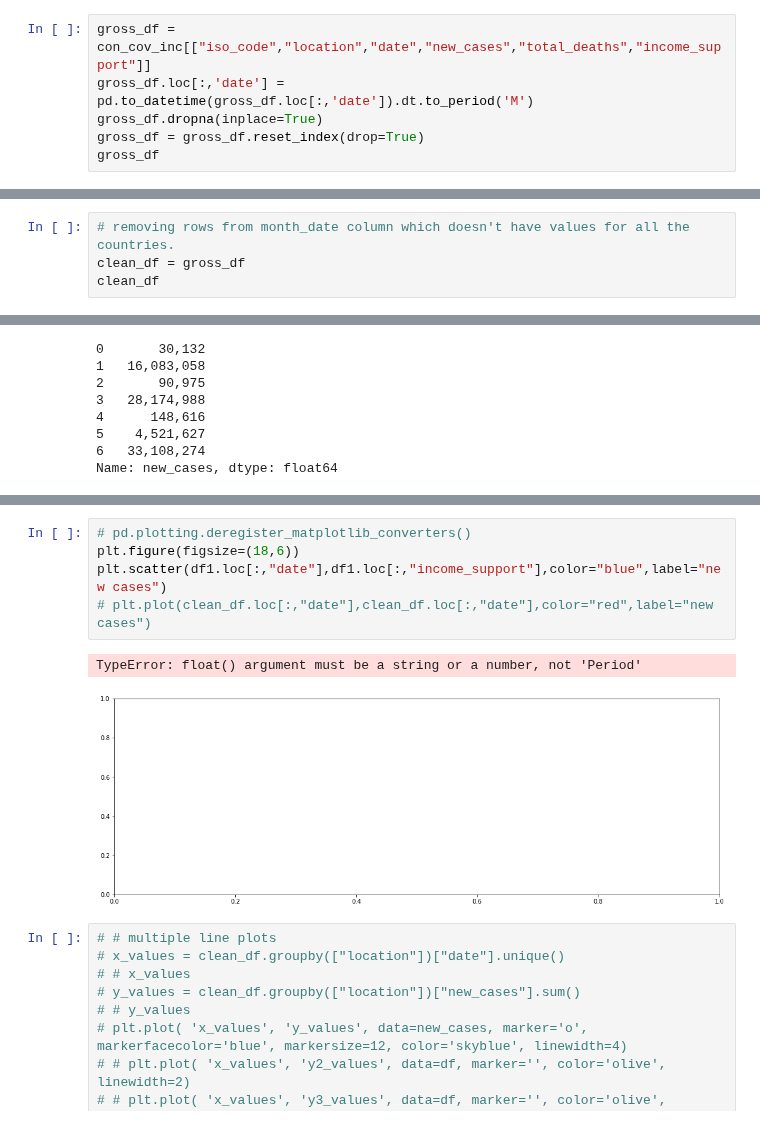
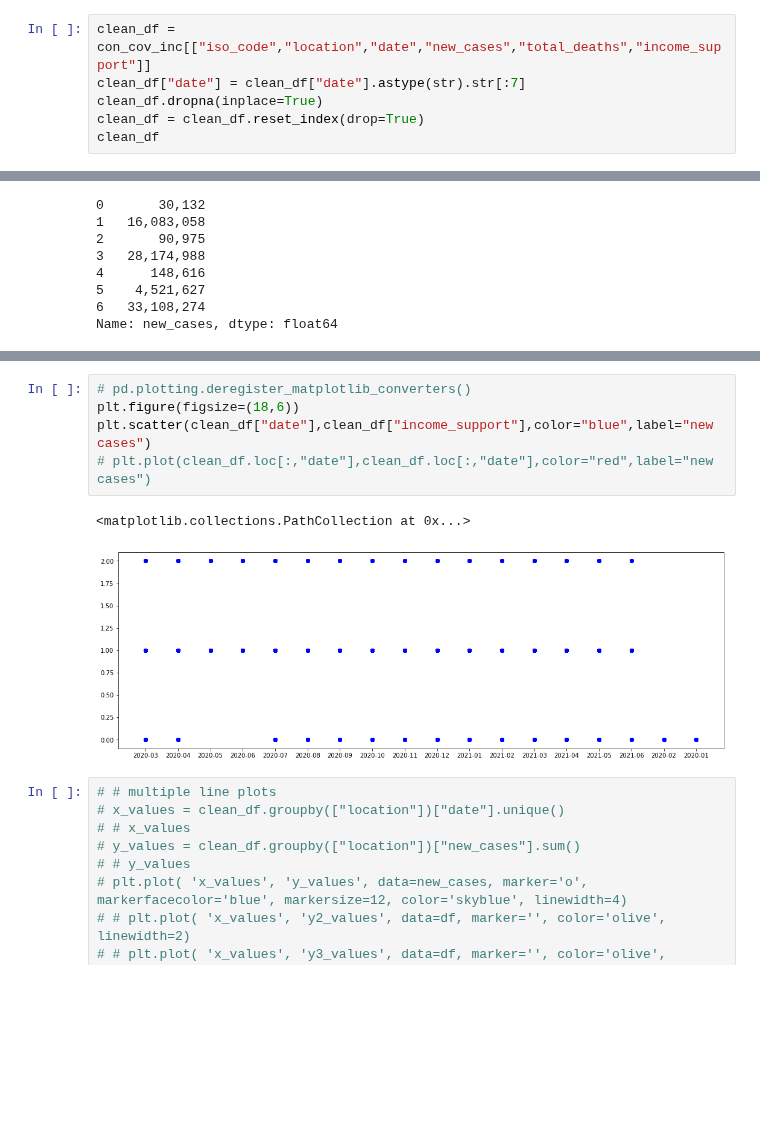
Before and after one commit to nithiyasuresh/Project-1-Covid-PolicyChangesAnalysis, a Jupyter notebook: project1.ipynb, the cells around one changed output, grey strips where cells are left out. Drawn from its saved outputs; the diff is of its cells as text; blank space fills up the shorter version.

```diff
--- a/project1.ipynb
+++ b/project1.ipynb
@@ -126,11 +126,11 @@ con_cov_inc
 | 3435 | KOR | Asia | South Korea | 2021-06-14 | 148,647 | 374 | 508 | 1,992 | ... |
 3436 rows × 64 columns
 # %%
-gross_df = con_cov_inc[["iso_code","location","date","new_cases","total_deaths","income_support"]]
-gross_df.loc[:,'date'] = pd.to_datetime(gross_df.loc[:,'date']).dt.to_period('M')
-gross_df.dropna(inplace=True)
-gross_df = gross_df.reset_index(drop=True)
-gross_df
+clean_df = con_cov_inc[["iso_code","location","date","new_cases","total_deaths","income_support"]]
+clean_df["date"] = clean_df["date"].astype(str).str[:7]
+clean_df.dropna(inplace=True)
+clean_df = clean_df.reset_index(drop=True)
+clean_df
 # %% [output]
 A value is trying to be set on a copy of a slice from a DataFrame.
 Try using .loc[row_indexer,col_indexer] = value instead
@@ -161,5 +161 @@ sort_values= gross_df.groupby(["date"])["location"].nunique()
 # sort_values
-# %%
-# removing rows from month_date column which doesn't have values for all the countries.
-clean_df = gross_df
-clean_df
@@ -285,11 +243,11 @@ Name: new_cases, dtype: float64
 # %%
 # pd.plotting.deregister_matplotlib_converters()
 plt.figure(figsize=(18,6))
-plt.scatter(df1.loc[:,"date"],df1.loc[:,"income_support"],color="blue",label="new cases")
+plt.scatter(clean_df["date"],clean_df["income_support"],color="blue",label="new cases")
 # plt.plot(clean_df.loc[:,"date"],clean_df.loc[:,"date"],color="red",label="new cases")
 # %% [output]
-TypeError: float() argument must be a string or a number, not 'Period'
+<matplotlib.collections.PathCollection at 0x...>
-[figure, old version]
+[figure, new version]
 # %%
 # # multiple line plots
 # x_values = clean_df.groupby(["location"])["date"].unique()
```
Also changed, not shown: parts of 11 cells of this notebook, 4 other files.
